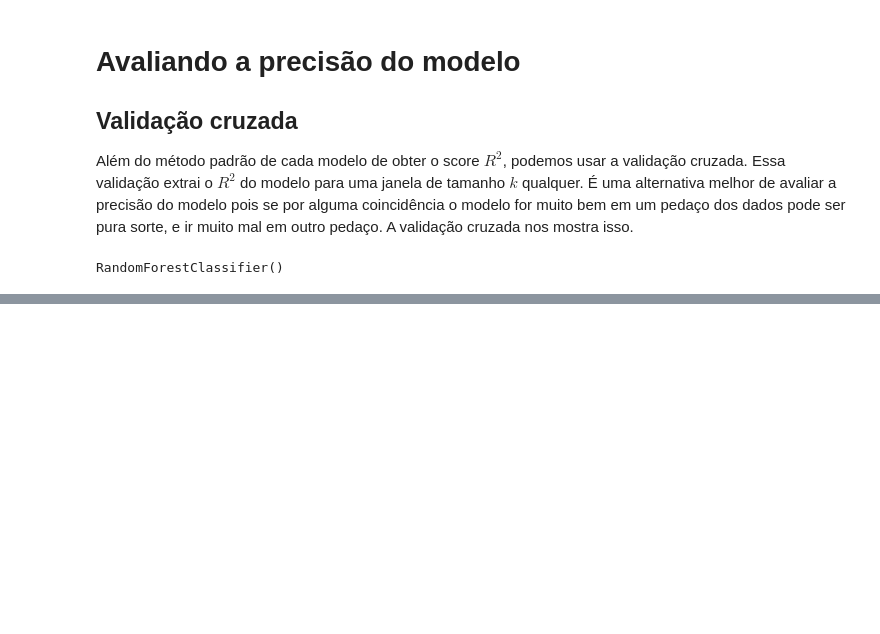
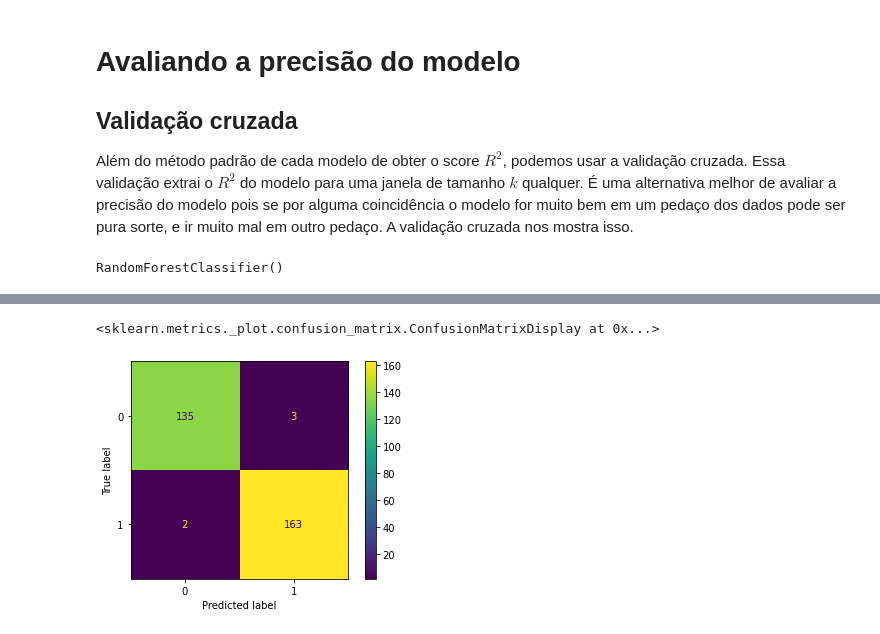
Before and after one commit to pesadaum/learning, a Jupyter notebook: courses/data-science-and-machine-learning-ztm/9_Scikit-learn/scikit_learn.ipynb, the cells around one changed output, grey strips where cells are left out. Drawn from its saved outputs; the diff is of its cells as text; code cells hidden in the pictures; blank space fills up the shorter version.

```diff
--- a/courses/data-science-and-machine-learning-ztm/9_Scikit-learn/scikit_learn.ipynb
+++ b/courses/data-science-and-machine-learning-ztm/9_Scikit-learn/scikit_learn.ipynb
@@ -633,0 +680,7 @@ array([0.78688525, 0.90163934, 0.78688525, 0.78333333, 0.76666667])
+# %%
+from sklearn.metrics import ConfusionMatrixDisplay
+
+ConfusionMatrixDisplay.from_estimator(estimator=clf, X=X, y=y)
+# %% [output]
+<sklearn.metrics._plot.confusion_matrix.ConfusionMatrixDisplay at 0x...>
+[figure, added]
```
Also changed, not shown: parts of 19 cells of this notebook.
